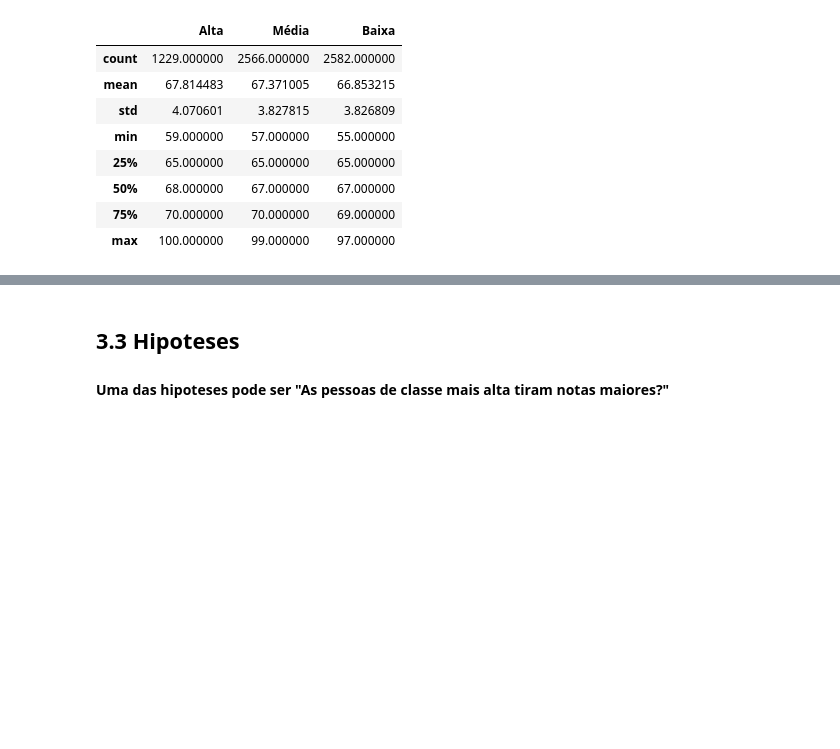
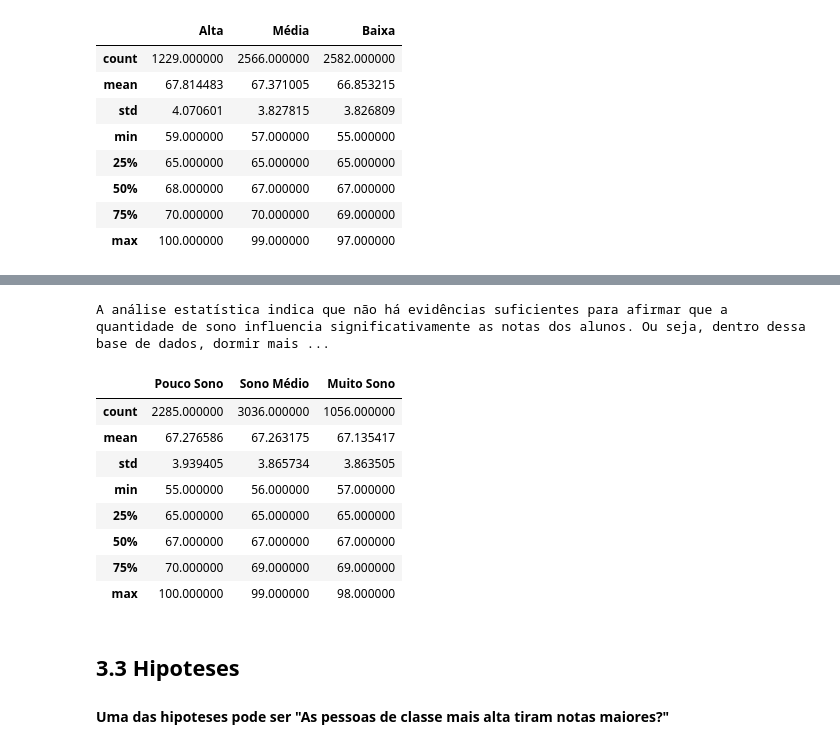
Before and after one commit to MariPinas/ProjetoAND1, a Jupyter notebook: notebook/ProjetoAND1.ipynb, the cells around one changed output, grey strips where cells are left out. Drawn from its saved outputs; the diff is of its cells as text; code cells hidden in the pictures; blank space fills up the shorter version.

```diff
--- a/notebook/ProjetoAND1.ipynb
+++ b/notebook/ProjetoAND1.ipynb
@@ -263,3 +301,17 @@ Através das análises, os dados apontam que sim, a renda familiar tem impacto n
+# %%
+print("A análise estatística indica que não há evidências suficientes para afirmar que a quantidade de sono influencia significativamente as notas dos alunos. Ou seja, dentro dessa base de dados, dormir mais ou menos não parece impactar diretamente o desempenho no exame.\n")
+pd.concat([df_sono_baixo.describe(), df_sono_medio.describe(), df_sono_alto.describe()], axis=1, keys=['Pouco Sono', 'Sono Médio', 'Muito Sono'])
+# %% [output]
+A análise estatística indica que não há evidências suficientes para afirmar que a quantidade de sono influencia significativamente as notas dos alunos. Ou seja, dentro dessa base de dados, dormir mais ...
+|  | Pouco Sono | Sono Médio | Muito Sono |
+| count | 2285.000000 | 3036.000000 | 1056.000000 |
+| mean | 67.276586 | 67.263175 | 67.135417 |
+| std | 3.939405 | 3.865734 | 3.863505 |
+| min | 55.000000 | 56.000000 | 57.000000 |
+| 25% | 65.000000 | 65.000000 | 65.000000 |
+| 50% | 67.000000 | 67.000000 | 67.000000 |
+| 75% | 70.000000 | 69.000000 | 69.000000 |
+| max | 100.000000 | 99.000000 | 98.000000 |
 # %% [markdown]
 ## 3.3 Hipoteses
 
```
Also changed, not shown: parts of 2 cells of this notebook.
